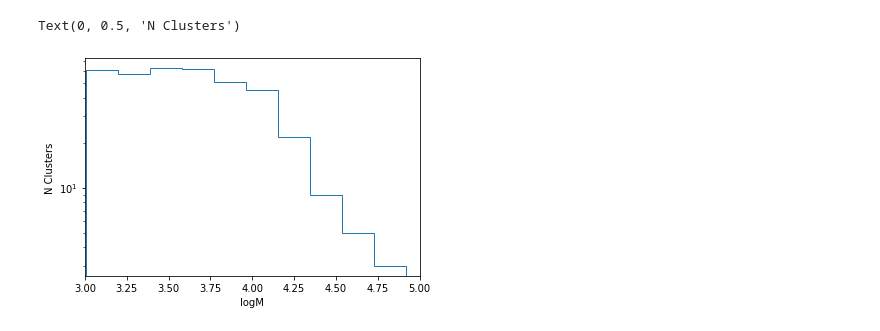
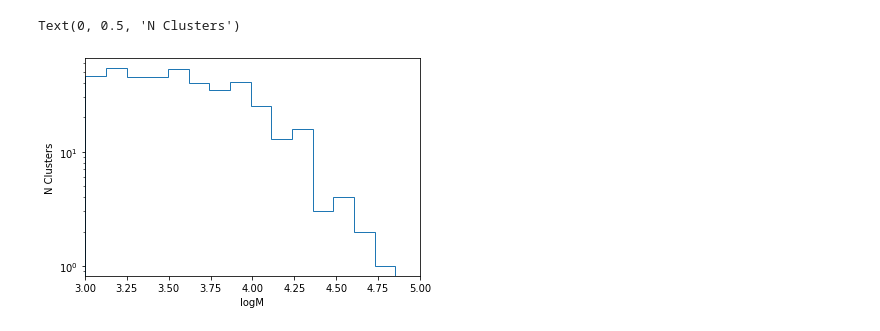
Before and after one commit to tobin-wainer/mass_function_fitting, a Jupyter notebook: M31_MF_replication/Most_Simple_Power_Law_Distribution_Fitting.ipynb, the cells around one changed output. Saved outputs shown, nothing was run; the diff lists cells and outputs as text; code cells hidden in the pictures.

```diff
--- a/M31_MF_replication/Most_Simple_Power_Law_Distribution_Fitting.ipynb
+++ b/M31_MF_replication/Most_Simple_Power_Law_Distribution_Fitting.ipynb
@@ -47,12 +47,12 @@ len(fake_M)
 # %%
-plt.hist(fake_M, histtype='step', bins=10)
+plt.hist(fake_M, histtype='step', bins=15)
 plt.xlim(3,5)
 plt.yscale('log')
 plt.xlabel('logM')
 plt.ylabel('N Clusters')
 # %% [output]
 Text(0, 0.5, 'N Clusters')
-[figure, old version]
+[figure, new version]
 # %%
 AP_data_table=Table.read("APData_csv.csv")
 print("AP_data_table:", AP_data_table.colnames)
```
Also changed, not shown: parts of 2 cells of this notebook.
